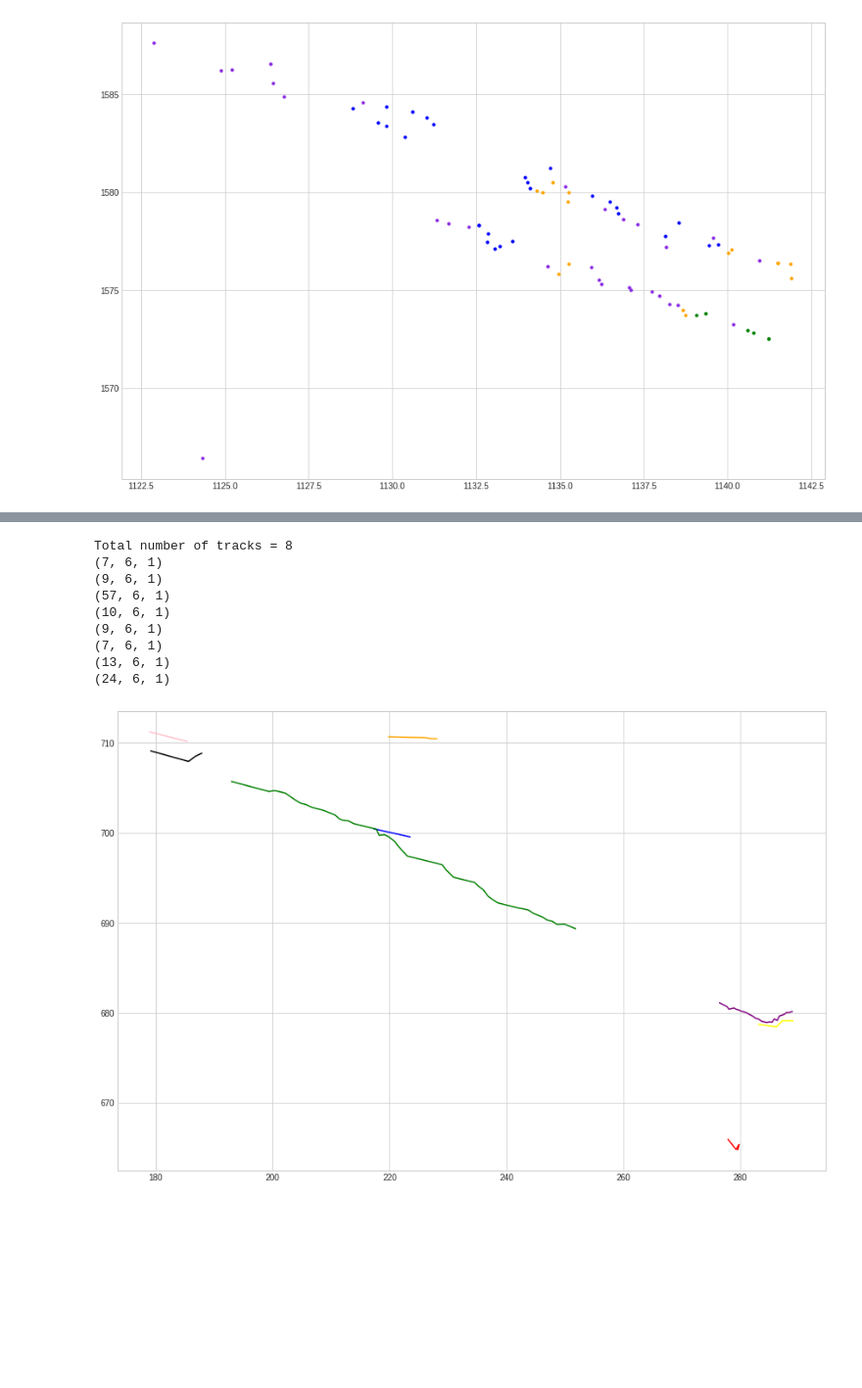
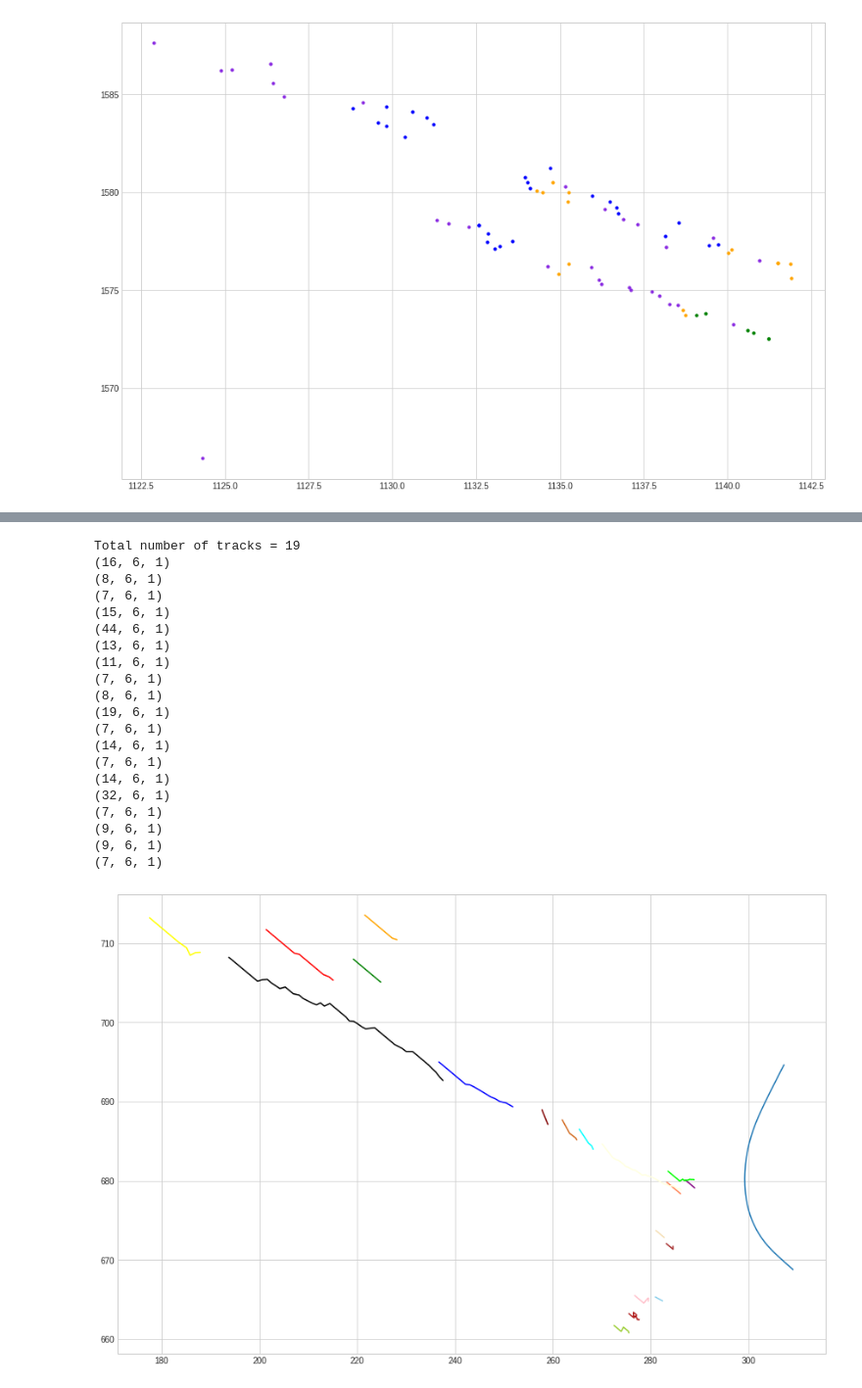
Before and after one commit to kfir1989/RadarLocalization, a Jupyter notebook: DynamicTracker.ipynb, the cells around one changed output, grey strips where cells are left out. Shown: that part at 98% size. Drawn from its saved outputs; the diff is of its cells as text; code cells hidden in the pictures; blank space fills up the shorter version.

Commit message:
Dynamic Tracker - KF
bad results. just saving for history tracking

```diff
--- a/DynamicTracker.ipynb
+++ b/DynamicTracker.ipynb
@@ -323,6 +379,7 @@ def runClustering(pc):
 # %%
 tracker = DynamicTracker()
-for t in range(0,100):
+n_frames = 200
+for t in range(0,n_frames):
     pc, ts = dataset.getDynamicPoints(t)
     X, P = runClustering(pc)
     #print(f"X={X} P={P}")
@@ -409,24 +602,42 @@ Updating track = 1 z = [ 2.27014935e+02  7.10449689e+02 -1.24977221e+01  1.69062
-# %%
-tracks = tracker.getHistory()
-N = len(tracks)
-print(f"Total number of tracks = {N}")
-
-fig, ax = plt.subplots(1,1,figsize=(15,10))
-colors = ['blue','orange','green','red','black','pink','yellow','purple',"brown","firebrick","coral","lime",
-                      "wheat", "yellowgreen", "lightyellow", "skyblue", "cyan", "chocolate", "maroon", "peru", "blueviolet"]
-
-for idx,track in enumerate(tracks):
-    history = track.getHistory()
-    print(history.shape)
-    ax.plot(history[:,0], history[:,1], color=colors[idx])
-# %% [output]
-Total number of tracks = 8
-(7, 6, 1)
-(9, 6, 1)
-(57, 6, 1)
-(10, 6, 1)
-(9, 6, 1)
-(7, 6, 1)
-(13, 6, 1)
-(24, 6, 1)
-[figure, removed]
+# %%
+tracks = tracker.getHistory()
+N = len(tracks)
+print(f"Total number of tracks = {N}")
+
+fig, ax = plt.subplots(1,1,figsize=(15,10))
+colors = ['blue','orange','green','red','black','pink','yellow','purple',"brown","firebrick","coral","lime",
+                      "wheat", "yellowgreen", "lightyellow", "skyblue", "cyan", "chocolate", "maroon", "peru", "blueviolet"]
+
+ego_path = dataset.getEgoPath()[:n_frames]
+ax.plot(ego_path[:,0], ego_path[:,1])
+for idx,trk in enumerate(tracks):
+    if 1:#trk.confirmed:
+        history = trk.getHistory()
+        print(history.shape)
+        ax.plot(history[:,0], history[:,1], color=colors[idx])
+        history_len = history.shape[0]
+        dx = history[int(history_len / 2) + 1,0]-history[int(history_len / 2) - 1,0]
+        dy = history[int(history_len / 2) + 1,1]-history[int(history_len / 2) - 1,1]
+        #ax.arrow(np.mean(history[:,0]), np.mean(history[:,1]), dx[0], dy[0], shape='full', lw=13, length_includes_head=True, head_width=.05)
+# %% [output]
+Total number of tracks = 19
+(16, 6, 1)
+(8, 6, 1)
+(7, 6, 1)
+(15, 6, 1)
+(44, 6, 1)
+(13, 6, 1)
+(11, 6, 1)
+(7, 6, 1)
+(8, 6, 1)
+(19, 6, 1)
+(7, 6, 1)
+(14, 6, 1)
+(7, 6, 1)
+(14, 6, 1)
+(32, 6, 1)
+(7, 6, 1)
+(9, 6, 1)
+(9, 6, 1)
+(7, 6, 1)
+[figure, added]
```
Also changed, not shown: parts of 6 cells of this notebook, 1 other file.
